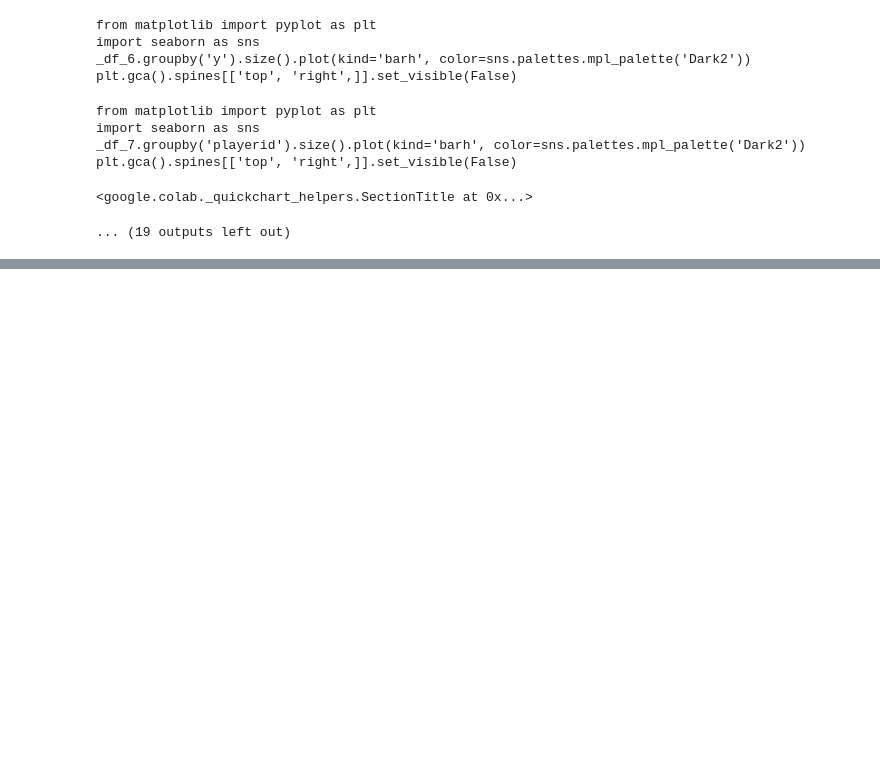
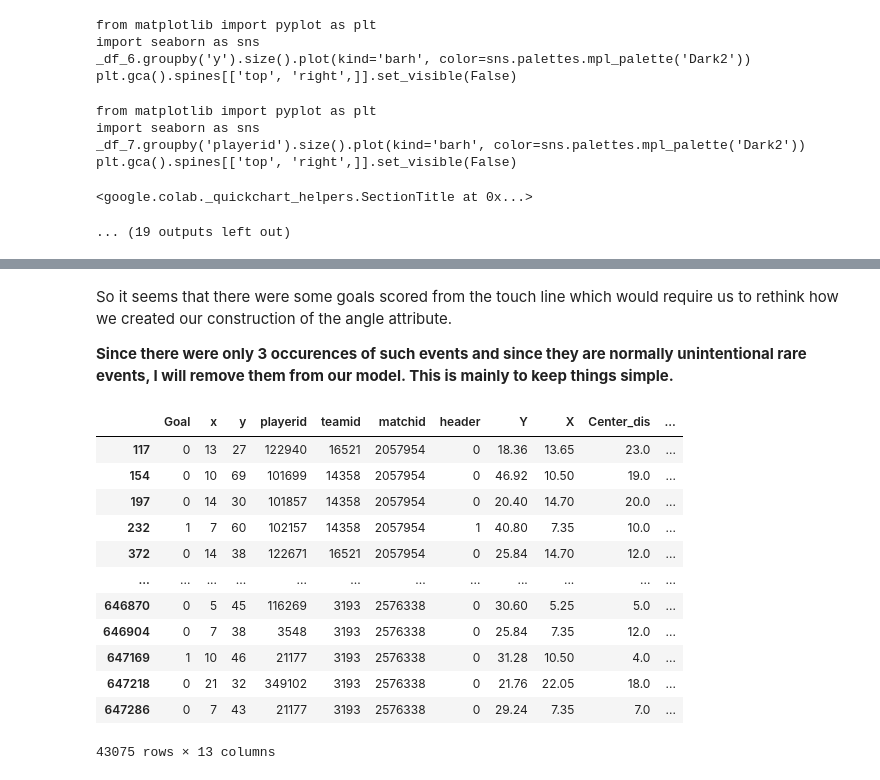
Before and after one commit to radhakrishnan-omotec/football-repo, a Jupyter notebook: Part1_Data_Exploration.ipynb, the cells around one changed output, grey strips where cells are left out. Drawn from its saved outputs; the diff is of its cells as text; code cells hidden in the pictures; blank space fills up the shorter version.

```diff
--- a/Part1_Data_Exploration.ipynb
+++ b/Part1_Data_Exploration.ipynb
@@ -300,0 +302,20 @@ plt.gca().spines[['top', 'right',]].set_visible(False)
+# %% [markdown]
+So it seems that there were some goals scored from the touch line which would require us to rethink how we created our construction of the angle attribute.
+
+ **Since there were only 3 occurences of such events and since they are normally unintentional rare events, I will remove them from our model. This is mainly to keep things simple.**
+# %%
+df.dropna()
+# %% [output]
+|  | Goal | x | y | playerid | teamid | matchid | header | Y | X | Center_dis | ... |
+| 117 | 0 | 13 | 27 | 122940 | 16521 | 2057954 | 0 | 18.36 | 13.65 | 23.0 | ... |
+| 154 | 0 | 10 | 69 | 101699 | 14358 | 2057954 | 0 | 46.92 | 10.50 | 19.0 | ... |
+| 197 | 0 | 14 | 30 | 101857 | 14358 | 2057954 | 0 | 20.40 | 14.70 | 20.0 | ... |
+| 232 | 1 | 7 | 60 | 102157 | 14358 | 2057954 | 1 | 40.80 | 7.35 | 10.0 | ... |
+| 372 | 0 | 14 | 38 | 122671 | 16521 | 2057954 | 0 | 25.84 | 14.70 | 12.0 | ... |
+| ... | ... | ... | ... | ... | ... | ... | ... | ... | ... | ... | ... |
+| 646870 | 0 | 5 | 45 | 116269 | 3193 | 2576338 | 0 | 30.60 | 5.25 | 5.0 | ... |
+| 646904 | 0 | 7 | 38 | 3548 | 3193 | 2576338 | 0 | 25.84 | 7.35 | 12.0 | ... |
+| 647169 | 1 | 10 | 46 | 21177 | 3193 | 2576338 | 0 | 31.28 | 10.50 | 4.0 | ... |
+| 647218 | 0 | 21 | 32 | 349102 | 3193 | 2576338 | 0 | 21.76 | 22.05 | 18.0 | ... |
+| 647286 | 0 | 7 | 43 | 21177 | 3193 | 2576338 | 0 | 29.24 | 7.35 | 7.0 | ... |
+43075 rows × 13 columns
```
Also changed, not shown: parts of 8 cells of this notebook.
